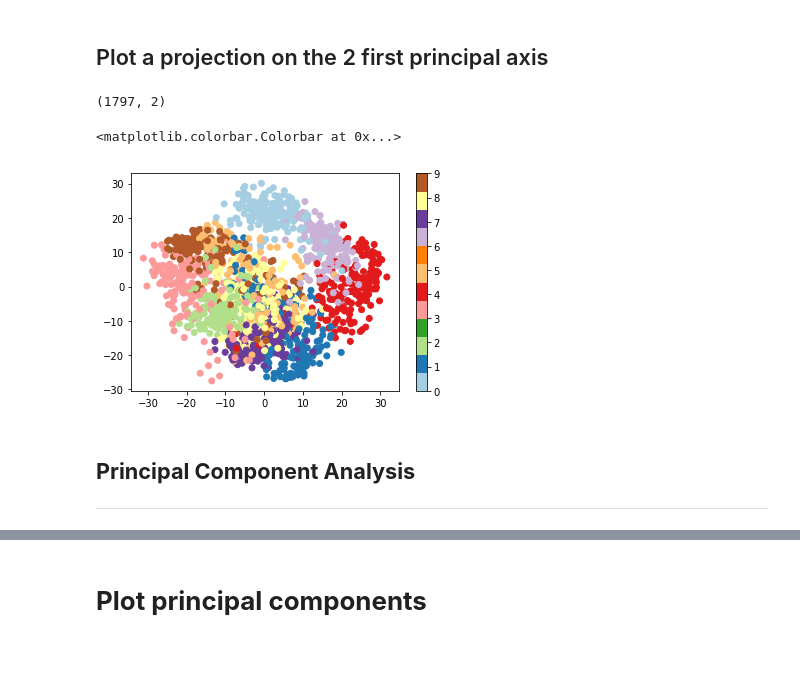
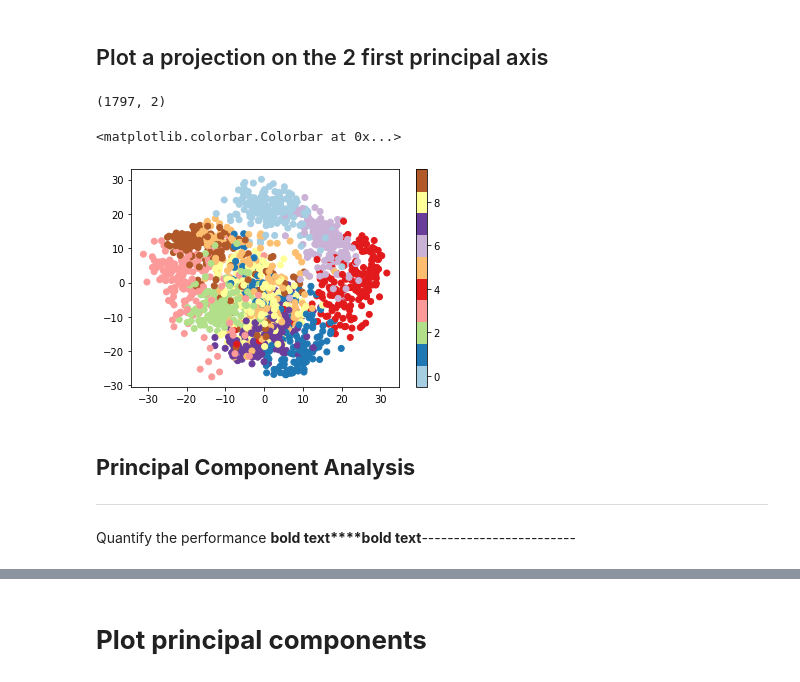
Before and after one commit to marcinwolter/MachineLearnin2019, a Jupyter notebook: plot_digits_classif.ipynb, the cells around one changed output, grey strips where cells are left out. Saved outputs shown, nothing was run; the diff lists cells and outputs as text; code cells hidden in the pictures; blank space fills up the shorter version.

```diff
--- a/plot_digits_classif.ipynb
+++ b/plot_digits_classif.ipynb
@@ -35,19 +35,22 @@ Plot a projection on the 2 first principal axis
 # %%
 plt.figure()
 
 from sklearn.decomposition import PCA
 pca = PCA(n_components=2)
 proj = pca.fit_transform(digits.data)
 print(proj.shape)
-plt.scatter(proj[:, 0], proj[:, 1], c=digits.target, cmap="Paired")
+plt.scatter(proj[:, 0], proj[:, 1], c=digits.target.astype(int), cmap=plt.get_cmap('Paired', 10), vmin=-0.5, vmax=9.5)
 plt.colorbar()
 # %% [output]
 (1797, 2)
 <matplotlib.colorbar.Colorbar at 0x...>
-[figure, old version]
+[figure, new version]
 # %% [markdown]
 ## **Principal Component Analysis**
 ----------------------------------
 # %%
 
 pca = PCA(n_components=64)
+# %% [markdown]
+Quantify the performance
+**bold text****bold text**------------------------
```
Also changed, not shown: parts of 14 cells of this notebook.
